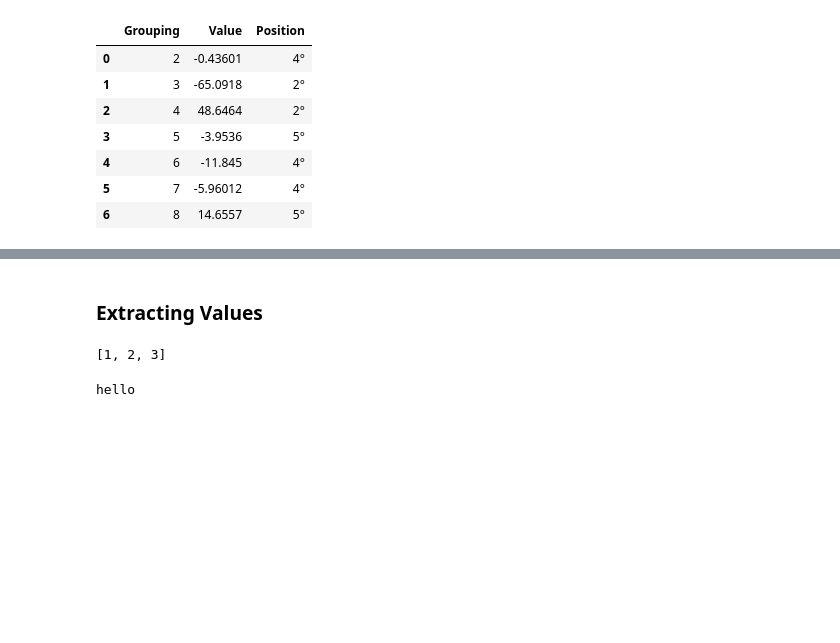
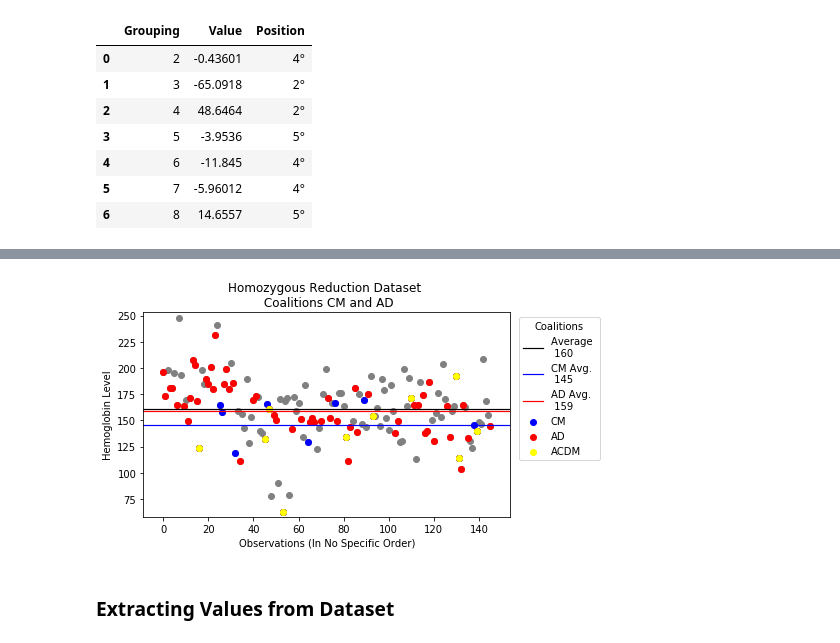
Before and after one commit to asvnpr/Spectral-Analysis, a Jupyter notebook: Spectral Analysis.ipynb, the cells around one changed output, grey strips where cells are left out. Cells and saved outputs as stored; diff of their text form; code cells hidden in the pictures; blank space fills up the shorter version.

```diff
--- a/Spectral Analysis.ipynb
+++ b/Spectral Analysis.ipynb
@@ -432,15 +263,21 @@ def latex_table3(num_muts, k, order, df):
+# %%
+# specify coalitions you want to plot
+# if you only want to plot one coalition, write coalition2 = None
+coalition1 = "CM"
+coalition2 = "AD"
+
+# specify one color if you want to plot one coalition only
+# specify three colors if you want to plot two coalitions
+colors = ["blue","red","yellow"]
+
+# do you wish to save the latex code for this table?
+# if yes write 1 and a valid file name, else write 0
+save = 0
+file = "Scatterplots"
+
+# function call, arguments already inserted
+scatterplot_colored(gene_mut, data_phenotype, reduction, save, file, colors, coalition1, coalition2)
+# %% [output]
+[figure, added]
 # %% [markdown]
-### Extracting Values
+### Extracting Values from Dataset
-# %%
-a = (1,2,3)
-a = list(a)
-a
-# %% [output]
-[1, 2, 3]
-# %%
-val = 4.02
-if(isinstance(val,float)):
-    if(len(str(val).split('.')[1]) != 1):
-        print("hello")
-# %% [output]
-hello
```
Also changed, not shown: parts of 19 cells of this notebook, 1 other file.
